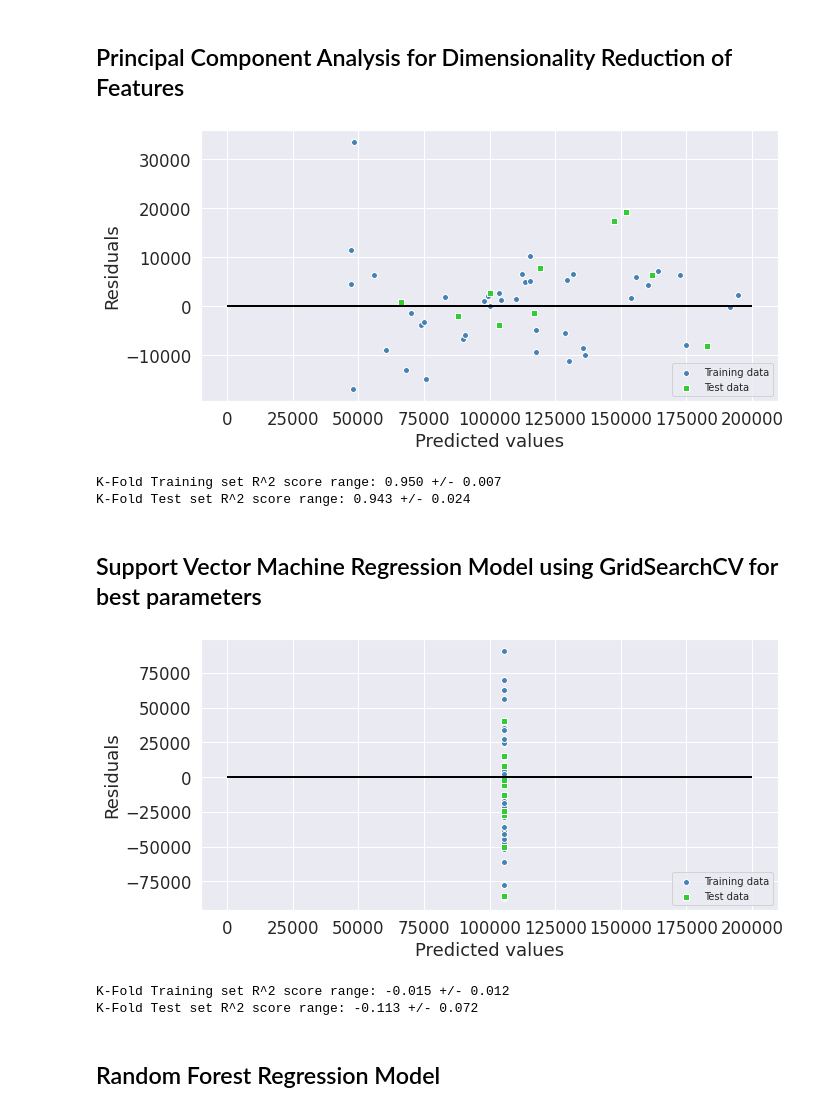
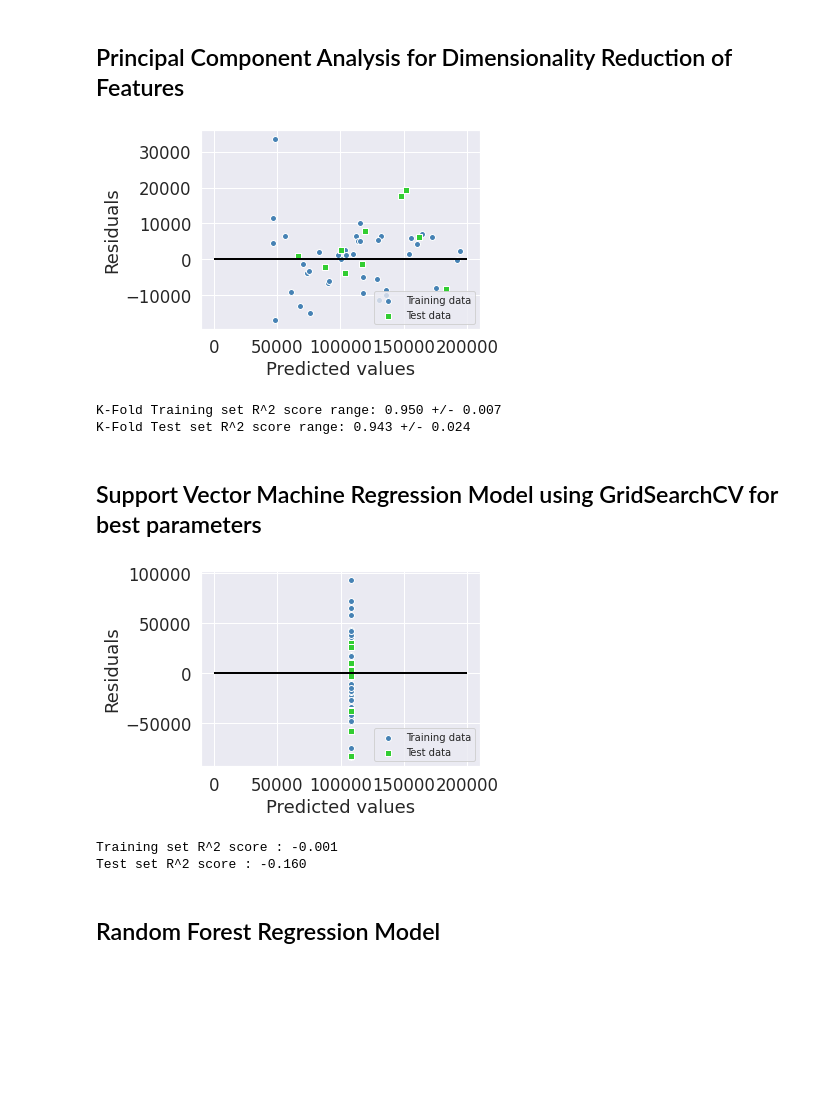
Before and after one commit to jnielsonresearch/Machine-Learning-Templates, a Jupyter notebook: Classification/Classification_models.ipynb, the cells around one changed output. Drawn from its saved outputs; the diff is of its cells as text; code cells hidden in the pictures; blank space fills up the shorter version.

```diff
--- a/Classification/Classification_models.ipynb
+++ b/Classification/Classification_models.ipynb
@@ -157,11 +132,6 @@ array([[0.0, 0.0, 1.0, 165349.2, 136897.8, 471784.1],
 # %%
 from sklearn.model_selection import train_test_split
 X_train, X_test, y_train, y_test = train_test_split(X, y, test_size = 0.2, random_state = 0)
-# %%
-from sklearn.preprocessing import MinMaxScaler
-scaler = MinMaxScaler()
-X_train= scaler.fit_transform(X_train)
-X_test = scaler.transform(X_test)
 # %% [markdown]
 ## Evaluation of Linear Regression Model on Training and Test sets
 # %%
@@ -345,7 +309,7 @@ y_train_pred = pipe_lr.predict(X_train)
 y_test_pred = pipe_lr.predict(X_test)
 
 # Plot of Residuals and Predicted Values on Training and Test sets
-plt.figure(figsize=(10,5))
+
 plt.scatter(y_train_pred,  y_train_pred - y_train,
             c='steelblue', marker='o', edgecolor='white',
             label='Training data')
@@ -378,7 +342,7 @@ for i in range(10):
 print('K-Fold Training set R^2 score range: %.3f +/- %.3f' % (np.mean(train_score), np.std(train_score)))
 print('K-Fold Test set R^2 score range: %.3f +/- %.3f' % (np.mean(test_score), np.std(test_score)))
 # %% [output]
-[figure, old version]
+[figure, new version]
 K-Fold Training set R^2 score range: 0.950 +/- 0.007
 K-Fold Test set R^2 score range: 0.943 +/- 0.024
 # %% [markdown]
@@ -397,55 +361,41 @@ gsc = GridSearchCV(
             'gamma': [0.0001, 0.001, 0.005, 0.1, 1, 3, 5]
         },
         cv=10, scoring='r2', verbose=0, n_jobs=-1)
 
-grid_result = gsc.fit(X_train, y_train)
+grid_result = gsc.fit(X, y)
 best_params = grid_result.best_params_
 best_svr = SVR(kernel='rbf', C=best_params["C"], epsilon=best_params["epsilon"], gamma=best_params["gamma"],
                    coef0=0.1, shrinking=True,
                    tol=0.001, cache_size=200, verbose=False, max_iter=-1)
 
 best_svr.fit(X_train, y_train)
 
 y_train_pred = best_svr.predict(X_train)
 y_test_pred = best_svr.predict(X_test)
 
 # Plot of Residuals and Predicted Values on Training and Test sets
-plt.figure(figsize=(10,5))
+
 plt.scatter(y_train_pred,  y_train_pred - y_train,
             c='steelblue', marker='o', edgecolor='white',
             label='Training data')
 plt.scatter(y_test_pred,  y_test_pred - y_test,
             c='limegreen', marker='s', edgecolor='white',
             label='Test data')
 plt.xlabel('Predicted values')
 plt.ylabel('Residuals')
 plt.legend(loc='upper left')
 plt.hlines(y=0, xmin=0, xmax=200000, color='black', lw=2)
 plt.tight_layout()
 plt.legend(loc='lower right',prop={'size': 10})
 plt.show()
 
-# K-Fold Cross Validation and R2 Score ranges on Training and Test sets
-train_score = []
-test_score = []
-
-for i in range(10):
-    X_train, X_test, y_train, y_test = train_test_split( X, y,
-                                  test_size=0.2, random_state=i)
-    best_svr.fit(X_train, y_train)
-    y_train_pred = best_svr.predict(X_train)
-    y_test_pred = best_svr.predict(X_test)
-    train_score = np.append(train_score, r2_score(y_train,
-                            y_train_pred))
-    test_score = np.append(test_score, r2_score(y_test,
-                            y_test_pred))
-
-print('K-Fold Training set R^2 score range: %.3f +/- %.3f' % (np.mean(train_score), np.std(train_score)))
-print('K-Fold Test set R^2 score range: %.3f +/- %.3f' % (np.mean(test_score), np.std(test_score)))
+from sklearn.metrics import r2_score
+print('Training set R^2 score : %.3f' % r2_score(y_train, y_train_pred))
+print('Test set R^2 score : %.3f' % r2_score(y_test, y_test_pred))
 # %% [output]
-[figure, old version]
+[figure, new version]
-K-Fold Training set R^2 score range: -0.015 +/- 0.012
-K-Fold Test set R^2 score range: -0.113 +/- 0.072
+Training set R^2 score : -0.001
+Test set R^2 score : -0.160
 # %% [markdown]
 ## Random Forest Regression Model
 # %%
```
Also changed, not shown: parts of 28 cells of this notebook.
